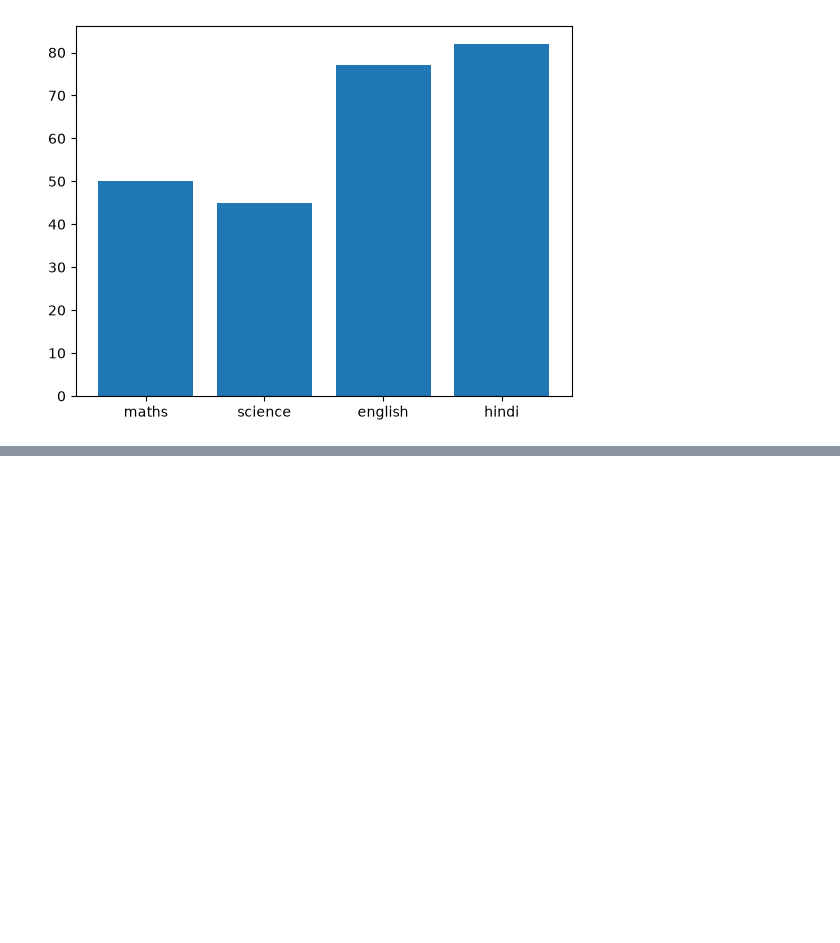
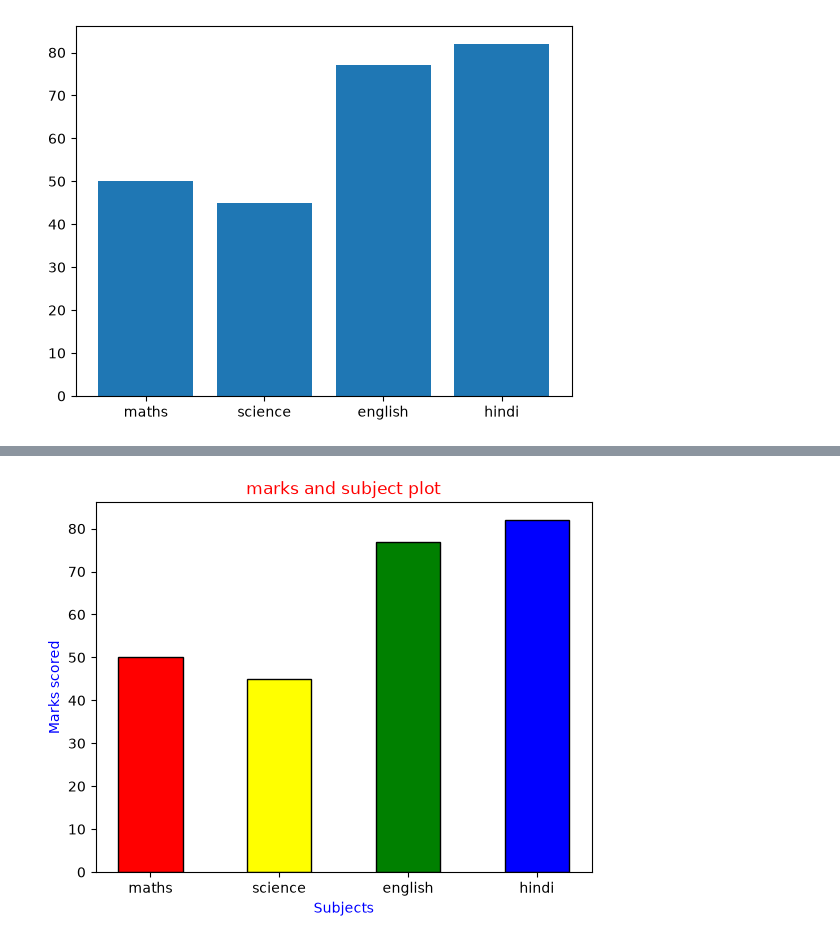
Before and after one commit to AmitKumarPrasad1846/Complete_AI_ML_challenge, a Jupyter notebook: 04_visualisation/visualisation_day_1.ipynb, the cells around one changed output, grey strips where cells are left out. Cells and saved outputs as stored; diff of their text form; code cells hidden in the pictures; blank space fills up the shorter version.

```diff
--- a/04_visualisation/visualisation_day_1.ipynb
+++ b/04_visualisation/visualisation_day_1.ipynb
@@ -233,0 +235,18 @@ plt.show()
+# %%
+# giving different color on different on bar...
+'''
+added these new things :-
+- edgecolor
+- width
+- color added in list form for applyning on different bars
+'''
+
+subject=['maths','science','english','hindi']
+marks=[50,45,77,82]
+plt.title('marks and subject plot', color='red')
+plt.xlabel('Subjects', color='blue')
+plt.ylabel('Marks scored', color='blue')
+plt.bar(subject,marks, color=['red', 'yellow', 'green', 'blue'], edgecolor='black', width=0.5)
+plt.show()
+# %% [output]
+[figure, added]
```
Also changed, not shown: parts of 2 cells of this notebook.
